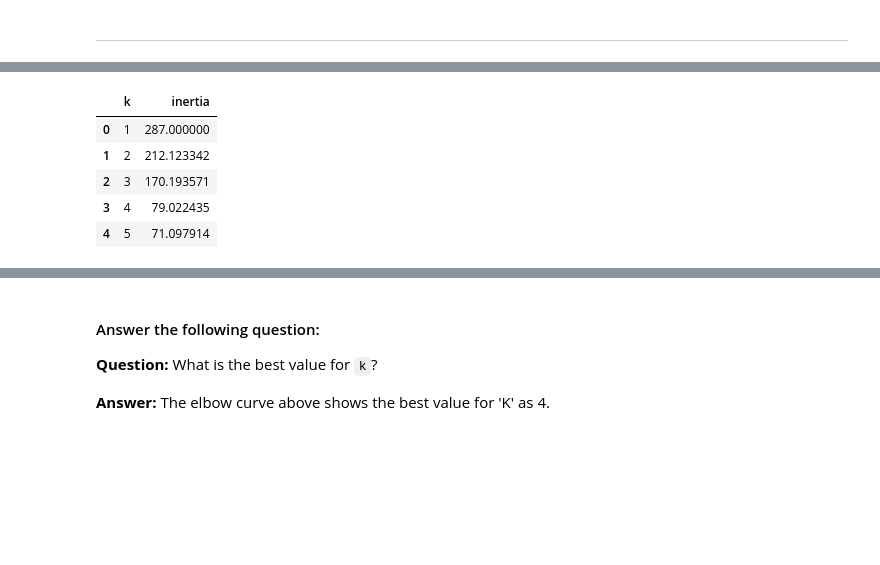
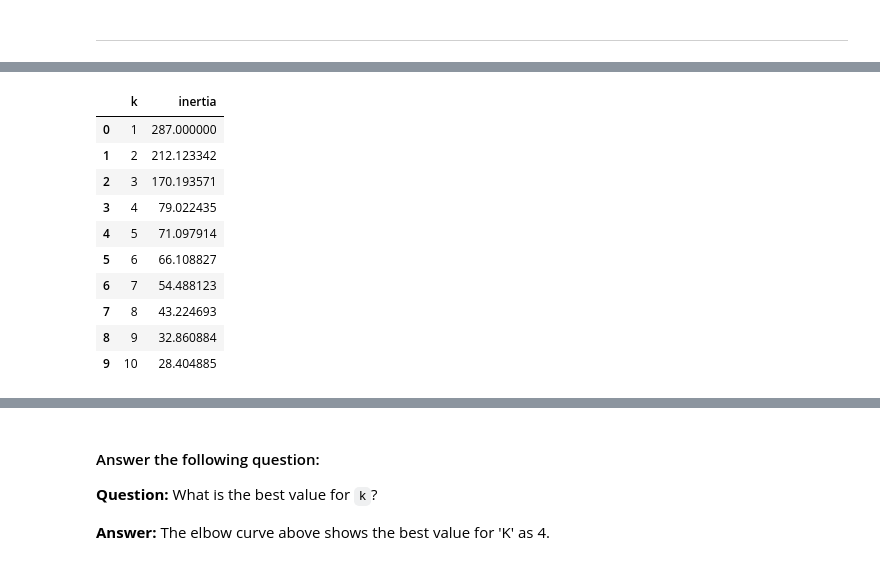
Before and after one commit to Saurabh-Lakhanpal/crypto-clustering, a Jupyter notebook: Crypto_Clustering.ipynb, the cells around one changed output, grey strips where cells are left out. Saved outputs shown, nothing was run; the diff lists cells and outputs as text; code cells hidden in the pictures; blank space fills up the shorter version.

```diff
--- a/Crypto_Clustering.ipynb
+++ b/Crypto_Clustering.ipynb
@@ -15,7 +33,7 @@ warnings.filterwarnings("ignore")
 # %%
 # Load the data into a Pandas DataFrame
 df_market_data = pd.read_csv(
-    "Resources/crypto_market_data.csv",
+    Path("Resources/crypto_market_data.csv"),
     index_col="coin_id")
 
 # Display sample data
@@ -119,20 +146,25 @@ for k in k_values:
 # %%
 # Create a dictionary with the data to plot the Elbow curve
 elbow_data = {
     'k':k_values,
     'inertia': inertia
     }
 
 # Create a DataFrame with the data to plot the Elbow curve
 df_elbow  = pd.DataFrame(elbow_data)
-df_elbow .head()
+df_elbow
 # %% [output]
 |  | k | inertia |
 | 0 | 1 | 287.000000 |
 | 1 | 2 | 212.123342 |
 | 2 | 3 | 170.193571 |
 | 3 | 4 | 79.022435 |
 | 4 | 5 | 71.097914 |
+| 5 | 6 | 66.108827 |
+| 6 | 7 | 54.488123 |
+| 7 | 8 | 43.224693 |
+| 8 | 9 | 32.860884 |
+| 9 | 10 | 28.404885 |
 # %%
 # Plot a line chart with all the inertia values computed with
 # the different values of k to visually identify the optimal value for k.
```
Also changed, not shown: parts of 21 cells of this notebook.
